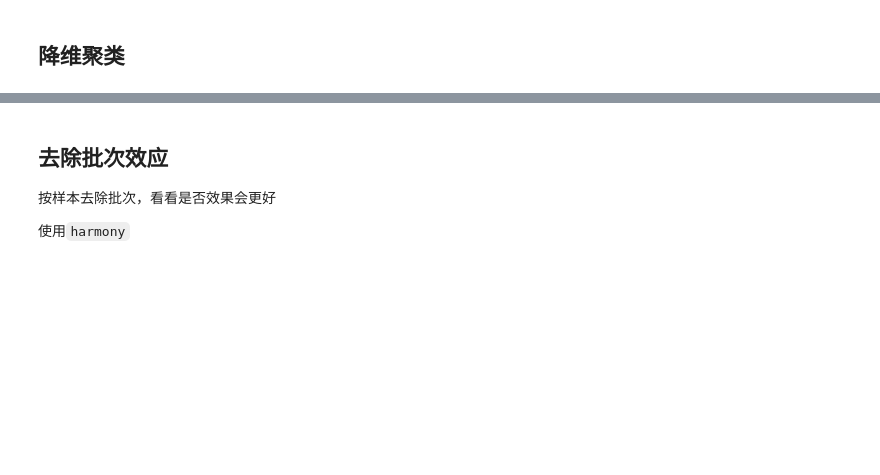
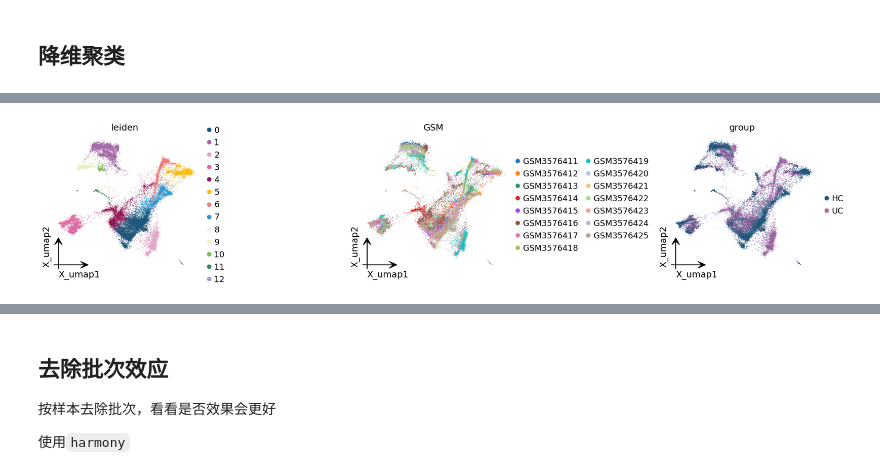
Before and after one commit to MedXLab-SWMU/UC_Treg_Project, a Jupyter notebook: notebooks/1_preprocessing/1.2_qc_filtered/6_GSE125527_pbmc.ipynb, the cells around one changed output, grey strips where cells are left out. Saved outputs shown, nothing was run; the diff lists cells and outputs as text; code cells hidden in the pictures; blank space fills up the shorter version.

```diff
--- a/notebooks/1_preprocessing/1.2_qc_filtered/6_GSE125527_pbmc.ipynb
+++ b/notebooks/1_preprocessing/1.2_qc_filtered/6_GSE125527_pbmc.ipynb
@@ -241,3 +241,6 @@ import os
 output_dir = "/Users/future/Nutstore Files/UC/scRNA-seq_data/03_qc_filtered/"
 os.makedirs(output_dir, exist_ok=True)
 adata.write_h5ad(os.path.join(output_dir, "6_GSE125527_pbmc_qc.h5ad"), compression='gzip')
+# %%
+adata = sc.read_h5ad("/mnt/c/Users/Future/Nutstore/1/UC/scRNA-seq_data/03_qc_filtered/6_GSE125527_pbmc_qc.h5ad")
+adata
@@ -255,7 +280,7 @@ ov.settings.cpu_gpu_mixed_init()
 # HVG
 adata=ov.pp.preprocess(adata,
                        mode='shiftlog|pearson',
-                       n_HVGs=2000,
+                       n_HVGs=1000,
                        target_sum=50*1e4)
 
 adata.raw = adata
@@ -279,10 +322,12 @@ ov.pp.leiden(adata,resolution=0.4)
 # %%
 # 可视化查看聚类和样本分布
 ov.pl.embedding(adata,
                 basis='X_umap',
                 color=['leiden', 'GSM', 'group'],
                 frameon='small',
-                wspace=0.5)
+                wspace=0.8)
+# %% [output]
+[figure, added]
 # %%
 # 免疫谱系
 ov.pl.embedding(adata,
```
Also changed, not shown: parts of 11 cells of this notebook, 2 other files.
